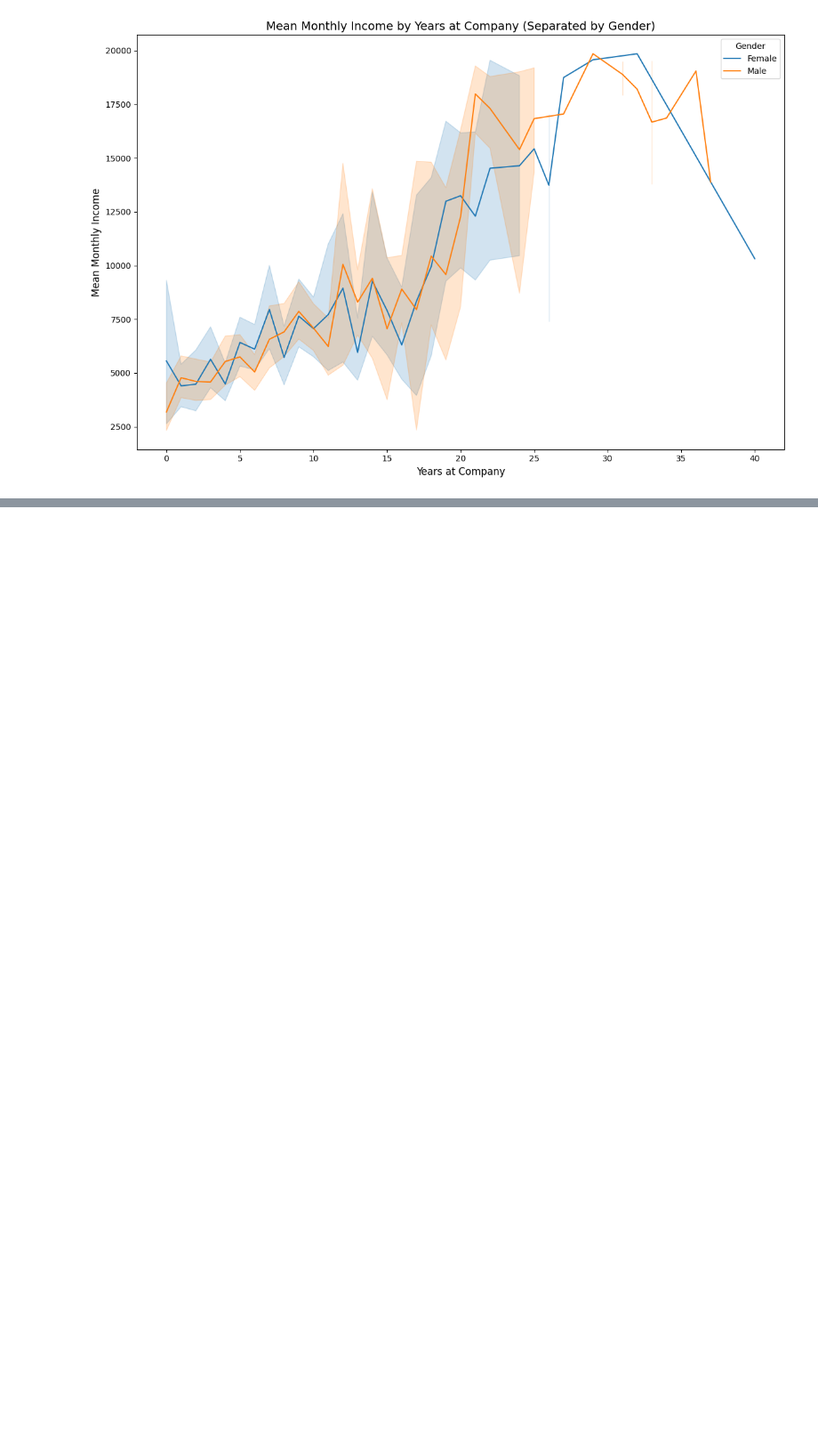
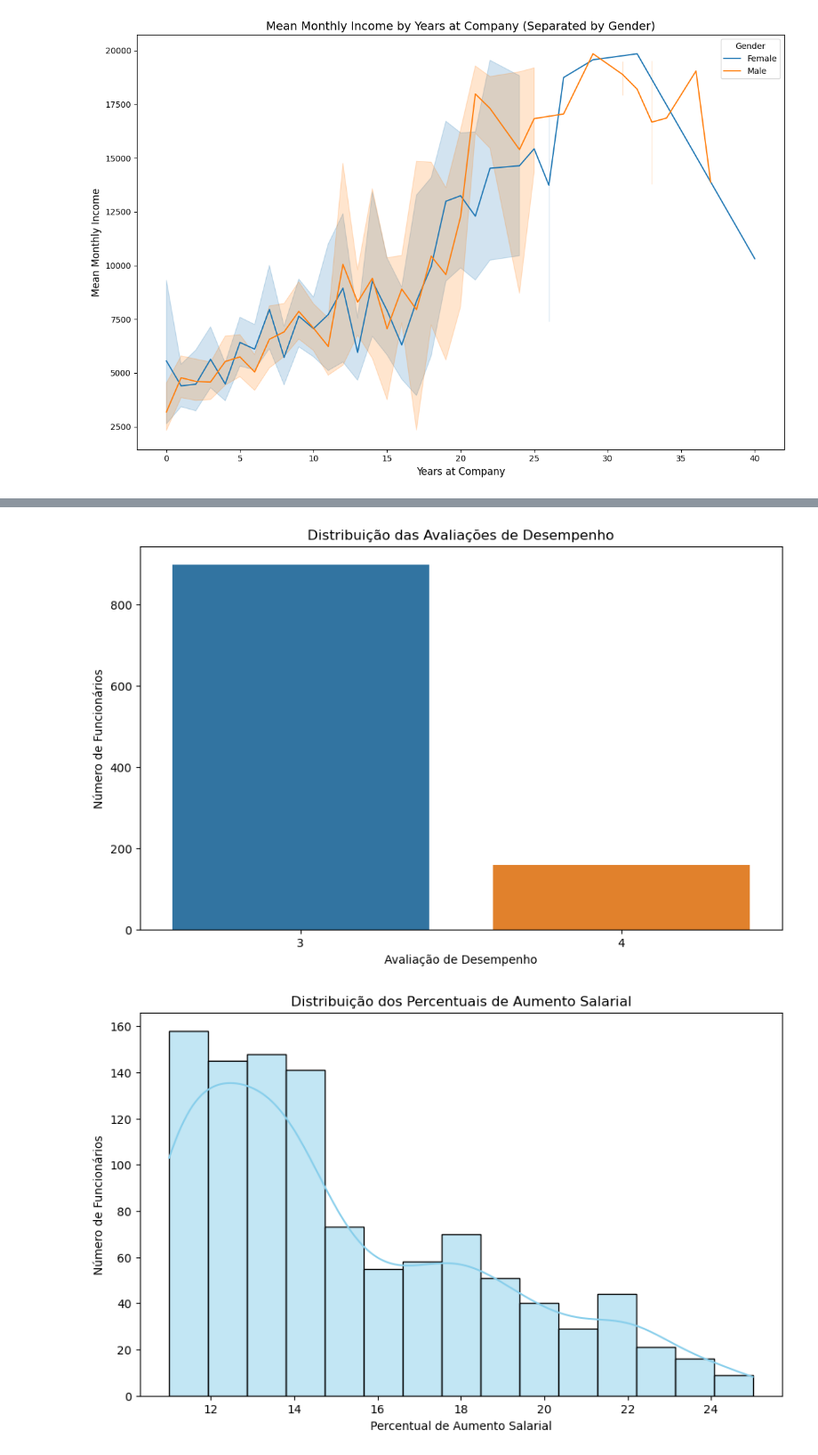
Before and after one commit to ptkwan/analise-rotatividade-ibm, a Jupyter notebook: notebook.ipynb, the cells around one changed output, grey strips where cells are left out. Shown at 89% size. Cells and saved outputs as stored; diff of their text form; code cells hidden in the pictures; blank space fills up the shorter version.

```diff
--- a/notebook.ipynb
+++ b/notebook.ipynb
@@ -244,0 +250,30 @@ plt.show()
+# %%
+data = df.copy()
+
+# Distribuição das avaliações de desempenho
+plt.figure(figsize=(10, 6))
+sns.countplot(x='PerformanceRating', data=data)
+plt.title('Distribuição das Avaliações de Desempenho')
+plt.xlabel('Avaliação de Desempenho')
+plt.ylabel('Número de Funcionários')
+plt.show()
+
+# Distribuição dos percentuais de aumento salarial
+plt.figure(figsize=(10, 6))
+sns.histplot(data['PercentSalaryHike'], bins=15, kde=True, color='skyblue')
+plt.title('Distribuição dos Percentuais de Aumento Salarial')
+plt.xlabel('Percentual de Aumento Salarial')
+plt.ylabel('Número de Funcionários')
+plt.show()
+
+# Relação entre desempenho, aumento salarial e satisfação no trabalho
+plt.figure(figsize=(10, 6))
+sns.boxplot(x='PerformanceRating', y='JobSatisfaction', hue='PercentSalaryHike', data=data)
+plt.title('Relação entre Desempenho, Aumento Salarial e Satisfação no Trabalho')
+plt.xlabel('Avaliação de Desempenho')
+plt.ylabel('Satisfação no Trabalho')
+plt.legend(title='Percentual de Aumento Salarial')
+plt.show()
+# %% [output]
+[figure, added]
+[figure, added]
```
Also changed, not shown: parts of 31 cells of this notebook.
